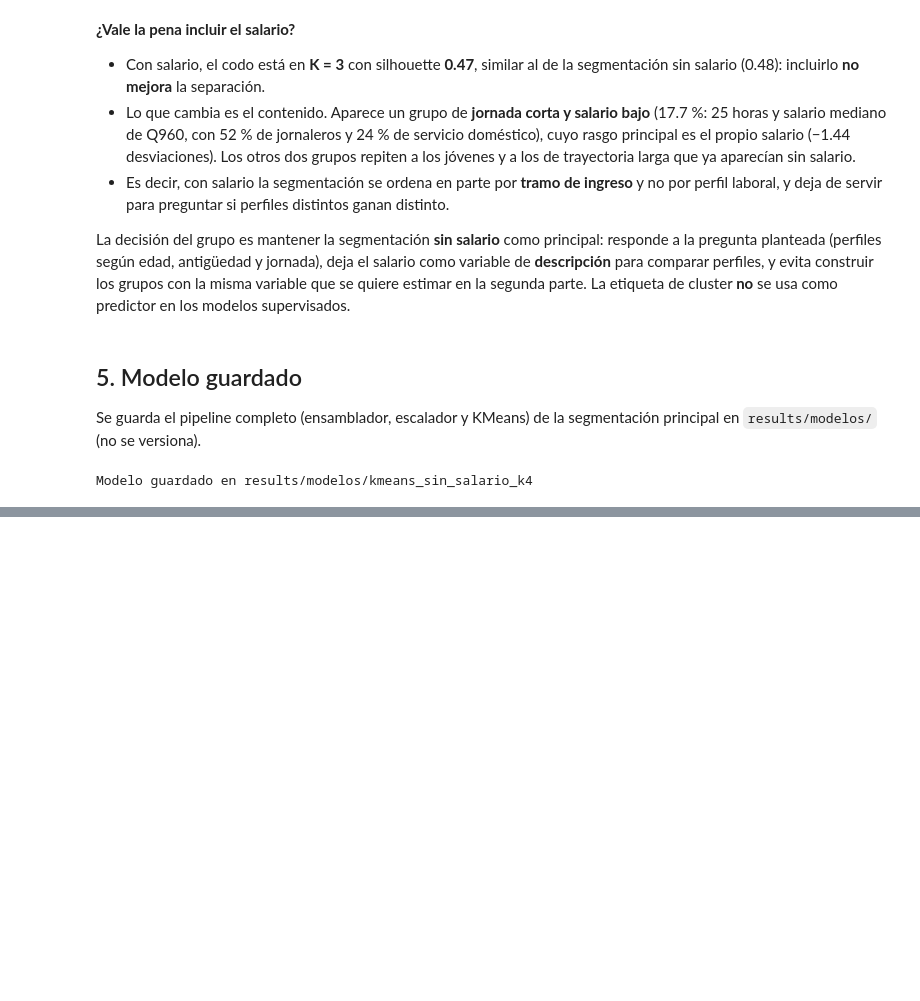
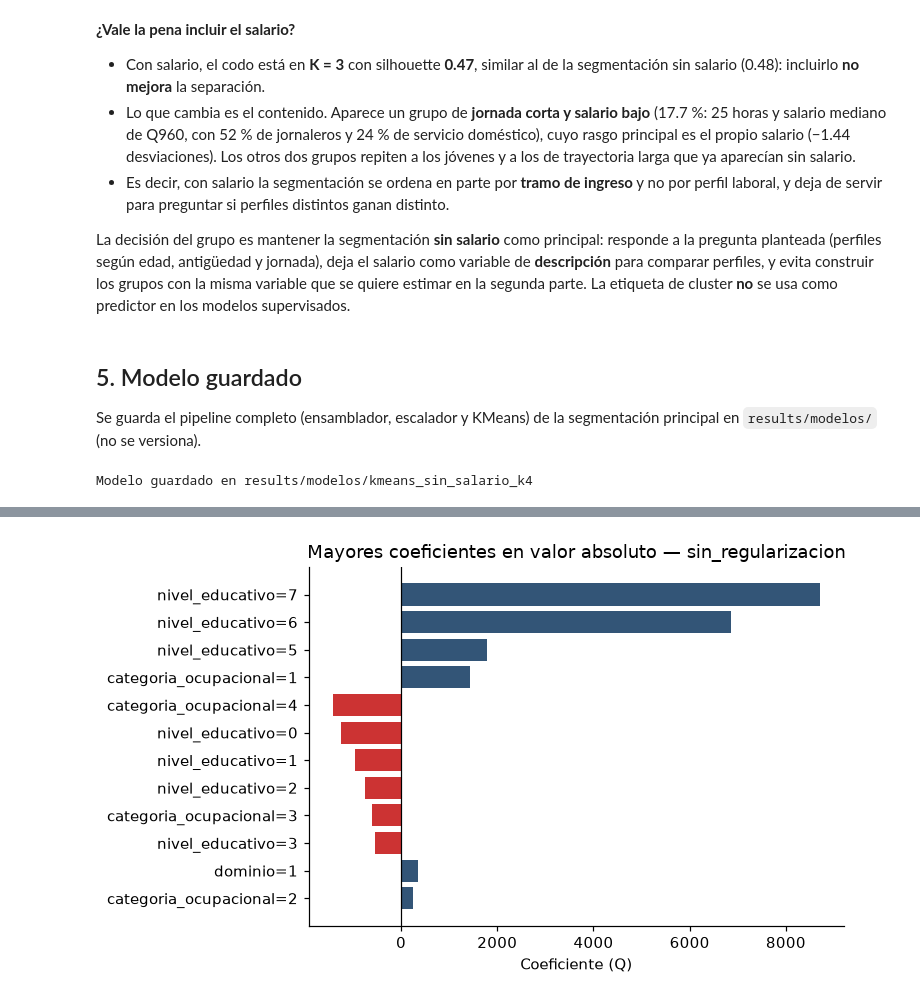
Before and after one commit to JosFer720/Laboratorio-7-Introduccion-a-Spark, a Jupyter notebook: notebooks/Laboratorio_7_Spark_MLlib.ipynb, the cells around one changed output, grey strips where cells are left out. Cells and saved outputs as stored; diff of their text form; code cells hidden in the pictures; blank space fills up the shorter version.

```diff
--- a/notebooks/Laboratorio_7_Spark_MLlib.ipynb
+++ b/notebooks/Laboratorio_7_Spark_MLlib.ipynb
@@ -1135,0 +1143,15 @@ spark.stop()
+# %%
+from IPython.display import Markdown, display
+
+from src import evaluacion, modelado, random_forest, regresion_lineal
+
+pd.set_option("display.float_format", lambda v: f"{v:,.3f}")
+
+entrenamiento, validacion = modelado.cargar_conjuntos(spark)
+entrenamiento, validacion = entrenamiento.persist(), validacion.persist()
+
+tamanos = pd.DataFrame({
+    "conjunto": ["entrenamiento (2025 I-III)", "validación (2025 IV)"],
+    "registros": [entrenamiento.count(), validacion.count()],
+})
+tamanos
@@ -1135,0 +1298,4 @@ spark.stop()
+# %%
+mejor_modelo = modelos[mejor]
+coef = regresion_lineal.coeficientes(mejor_modelo)
+coef
@@ -1135,0 +1320,12 @@ spark.stop()
+# %%
+top = coef[coef["variable"] != "(intercepto)"].head(12).iloc[::-1]
+fig, eje = plt.subplots(figsize=(7, 4.2))
+eje.barh(top["variable"], top["coeficiente"], color=np.where(top["coeficiente"] >= 0, "#357", "#c33"))
+eje.axvline(0, color="k", lw=0.8)
+eje.set_xlabel("Coeficiente (Q)")
+eje.set_title(f"Mayores coeficientes en valor absoluto — {mejor}")
+fig.tight_layout()
+fig.savefig(config.FIGURES / "05_coeficientes.png", bbox_inches="tight")
+plt.show()
+# %% [output]
+[figure, added]
```
Also changed, not shown: parts of 96 cells of this notebook.
